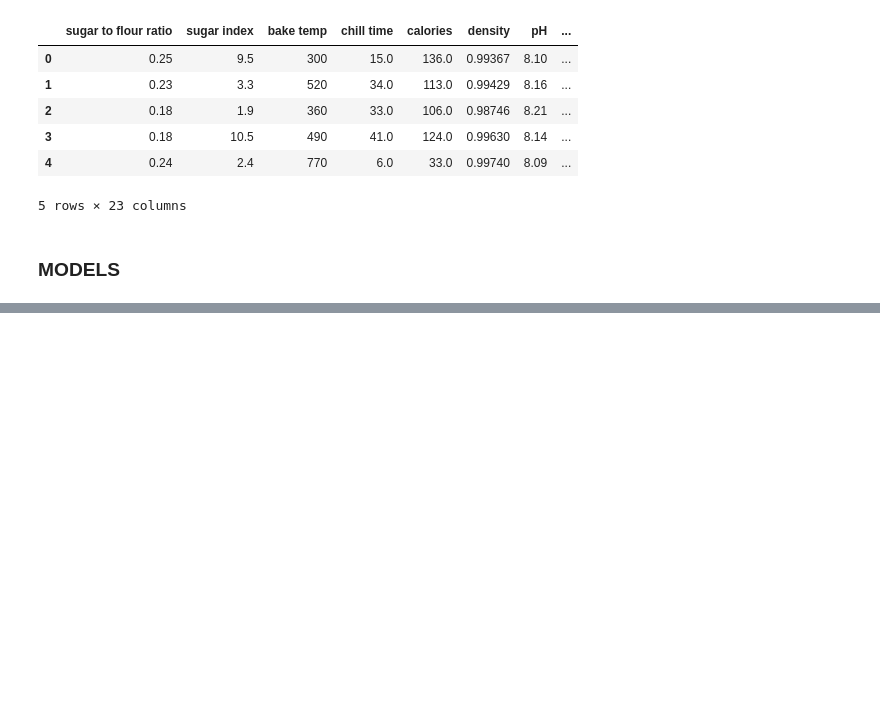
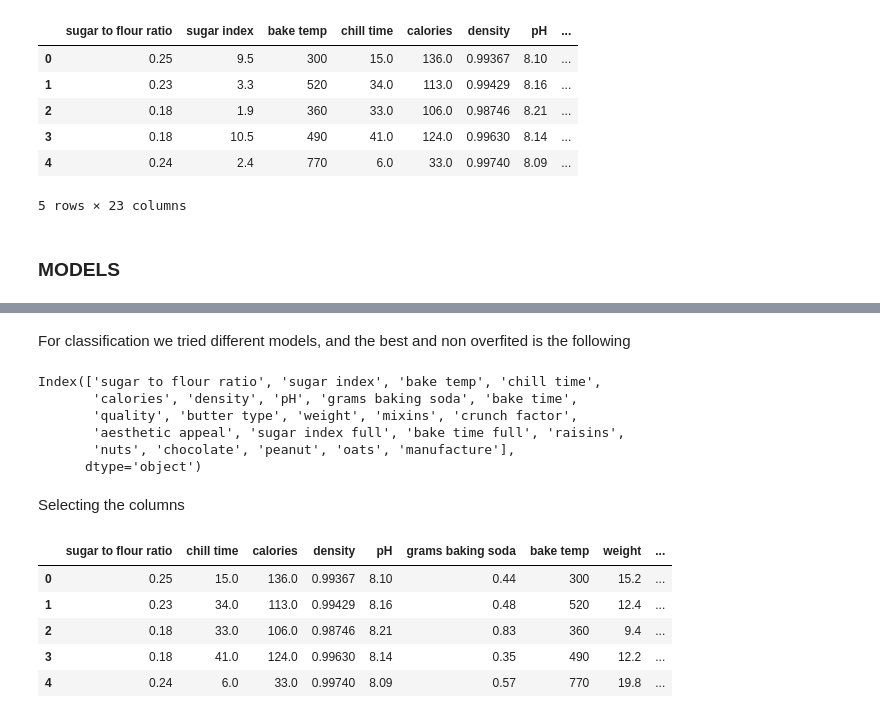
Before and after one commit to ljgoico/DATATHON_PHGL, a Jupyter notebook: main-PHGL.ipynb, the cells around one changed output, grey strips where cells are left out. Saved outputs shown, nothing was run; the diff lists cells and outputs as text; code cells hidden in the pictures; blank space fills up the shorter version.

```diff
--- a/main-PHGL.ipynb
+++ b/main-PHGL.ipynb
@@ -772,0 +791,30 @@ data_2.to_csv("data/data_3.csv", index=False)
+# %% [markdown]
+For classification we tried different models, and the best and non overfited is the following
+# %%
+data3 = pd.read_csv('data/data_3.csv')
+# %%
+data3.columns
+# %% [output]
+Index(['sugar to flour ratio', 'sugar index', 'bake temp', 'chill time',
+       'calories', 'density', 'pH', 'grams baking soda', 'bake time',
+       'quality', 'butter type', 'weight', 'mixins', 'crunch factor',
+       'aesthetic appeal', 'sugar index full', 'bake time full', 'raisins',
+       'nuts', 'chocolate', 'peanut', 'oats', 'manufacture'],
+      dtype='object')
+# %% [markdown]
+Selecting the columns
+# %%
+data31 = data3[['sugar to flour ratio', 'chill time',
+       'calories', 'density', 'pH', 'grams baking soda', 'bake temp',
+        'weight', 'crunch factor',
+       'aesthetic appeal', 'sugar index full', 'bake time full', 'raisins',
+       'nuts', 'chocolate', 'peanut', 'oats', 'manufacture']]
+# %%
+data31.head()
+# %% [output]
+|  | sugar to flour ratio | chill time | calories | density | pH | grams baking soda | bake temp | weight | ... |
+| 0 | 0.25 | 15.0 | 136.0 | 0.99367 | 8.10 | 0.44 | 300 | 15.2 | ... |
+| 1 | 0.23 | 34.0 | 113.0 | 0.99429 | 8.16 | 0.48 | 520 | 12.4 | ... |
+| 2 | 0.18 | 33.0 | 106.0 | 0.98746 | 8.21 | 0.83 | 360 | 9.4 | ... |
+| 3 | 0.18 | 41.0 | 124.0 | 0.99630 | 8.14 | 0.35 | 490 | 12.2 | ... |
+| 4 | 0.24 | 6.0 | 33.0 | 0.99740 | 8.09 | 0.57 | 770 | 19.8 | ... |
```
Also changed, not shown: parts of 46 cells of this notebook, 2 other files.
